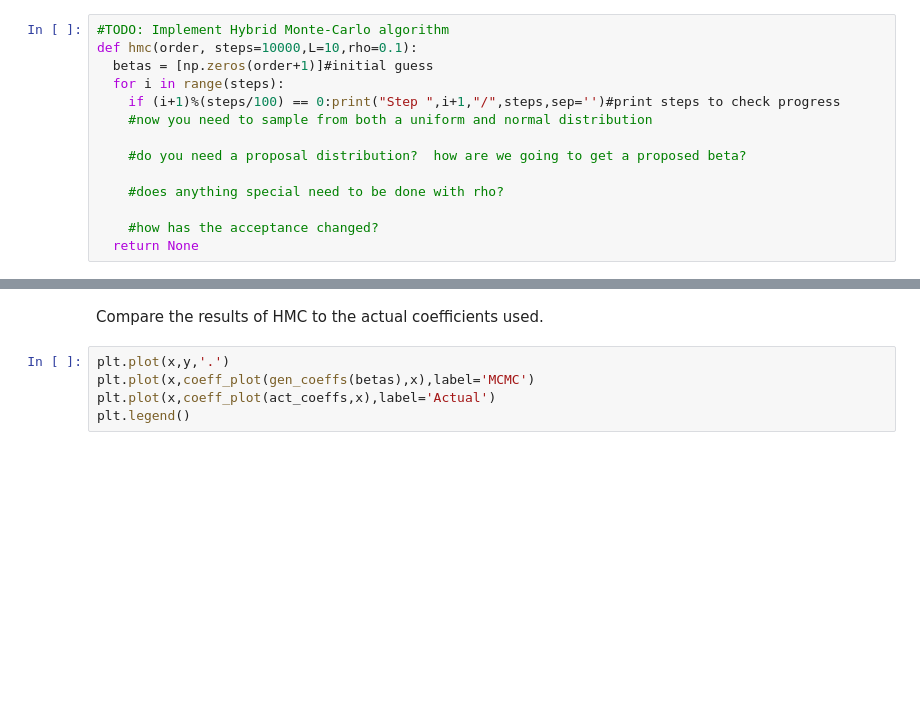
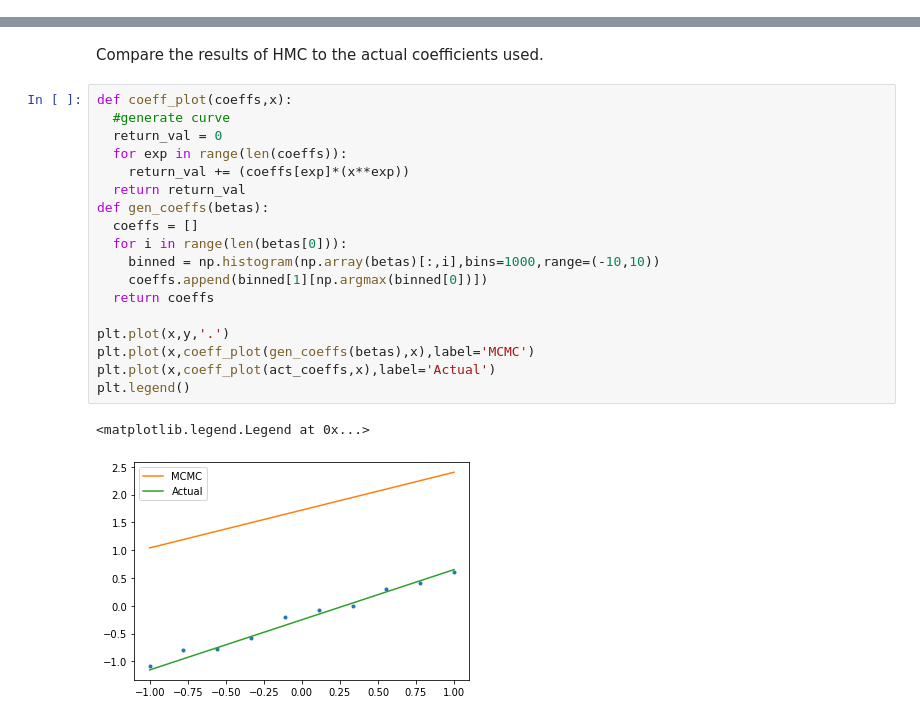
Before and after one commit to UMT-CSCI-591-Deep-Learning-2022/Week_14_MCMC, a Jupyter notebook: BayesianLinearRegression.ipynb, the cells around one changed output, grey strips where cells are left out. Cells and saved outputs as stored; diff of their text form; blank space fills up the shorter version.

Commit message:
mcmc exercises

```diff
--- a/BayesianLinearRegression.ipynb
+++ b/BayesianLinearRegression.ipynb
@@ -221,14 +268,0 @@ def posterior_grad(beta,x,y):
-# %%
-#TODO: Implement Hybrid Monte-Carlo algorithm
-def hmc(order, steps=10000,L=10,rho=0.1):
-  betas = [np.zeros(order+1)]#initial guess
-  for i in range(steps):
-    if (i+1)%(steps/100) == 0:print("Step ",i+1,"/",steps,sep='')#print steps to check progress
-    #now you need to sample from both a uniform and normal distribution
-
-    #do you need a proposal distribution?  how are we going to get a proposed beta?
-
-    #does anything special need to be done with rho?
-
-    #how has the acceptance changed?
-  return None
@@ -246,7 +365,23 @@ plt.show()
 # %% [markdown]
 Compare the results of HMC to the actual coefficients used.
-# %%
-plt.plot(x,y,'.')
-plt.plot(x,coeff_plot(gen_coeffs(betas),x),label='MCMC')
-plt.plot(x,coeff_plot(act_coeffs,x),label='Actual')
-plt.legend()
+# %%
+def coeff_plot(coeffs,x):
+  #generate curve
+  return_val = 0
+  for exp in range(len(coeffs)):
+    return_val += (coeffs[exp]*(x**exp))
+  return return_val
+def gen_coeffs(betas):
+  coeffs = []
+  for i in range(len(betas[0])):
+    binned = np.histogram(np.array(betas)[:,i],bins=1000,range=(-10,10))
+    coeffs.append(binned[1][np.argmax(binned[0])])
+  return coeffs
+
+plt.plot(x,y,'.')
+plt.plot(x,coeff_plot(gen_coeffs(betas),x),label='MCMC')
+plt.plot(x,coeff_plot(act_coeffs,x),label='Actual')
+plt.legend()
+# %% [output]
+<matplotlib.legend.Legend at 0x...>
+[figure, added]
```
Also changed, not shown: parts of 17 cells of this notebook.
